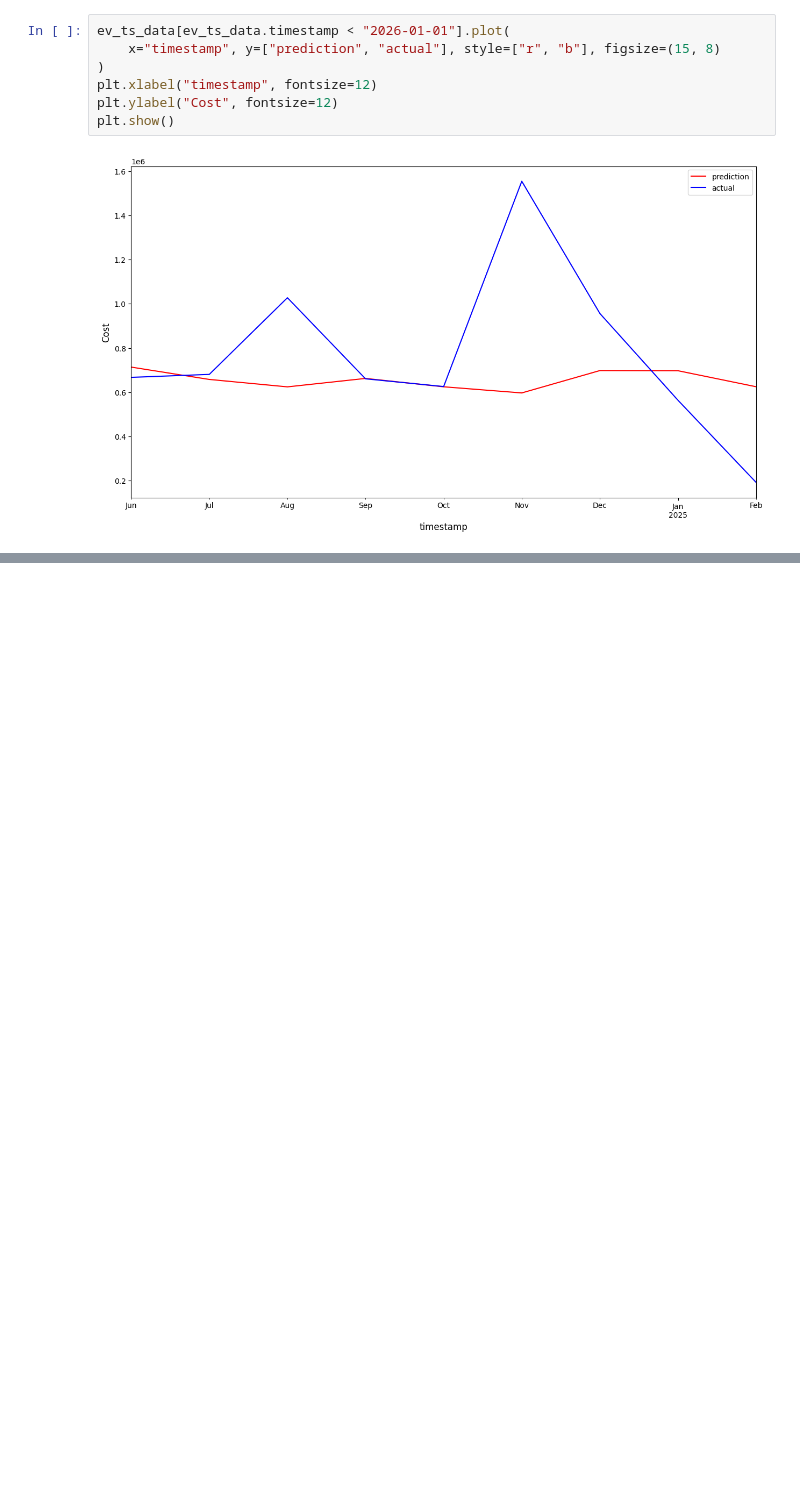
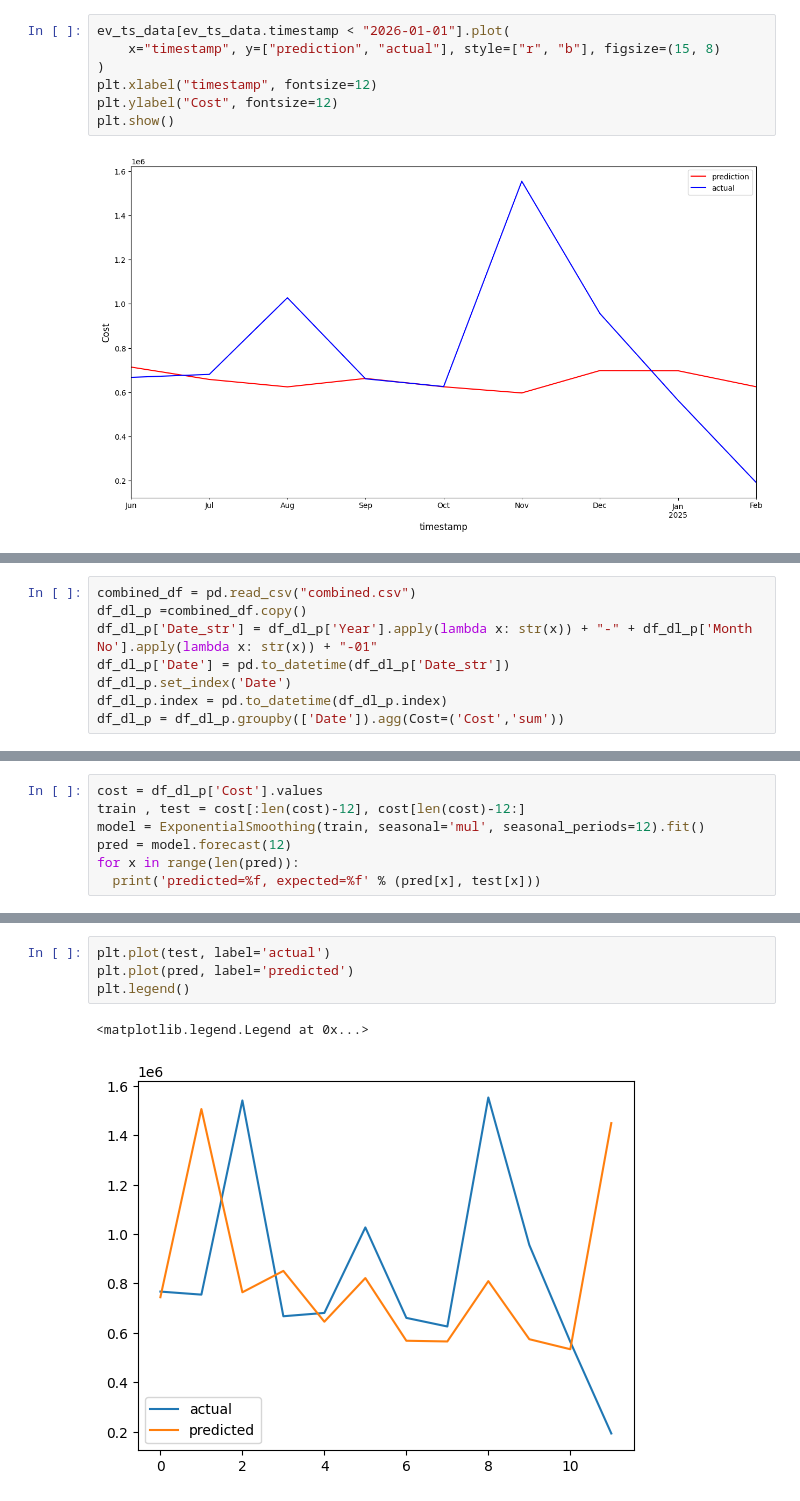
Before and after one commit to jorgeerodriguez/FinOps_AWS, a Jupyter notebook: TimeSeries_ML.ipynb, the cells around one changed output, grey strips where cells are left out. Saved outputs shown, nothing was run; the diff lists cells and outputs as text; blank space fills up the shorter version.

```diff
--- a/TimeSeries_ML.ipynb
+++ b/TimeSeries_ML.ipynb
@@ -386,0 +396,8 @@ plt.show()
+# %%
+combined_df = pd.read_csv("combined.csv")
+df_dl_p =combined_df.copy()
+df_dl_p['Date_str'] = df_dl_p['Year'].apply(lambda x: str(x)) + "-" + df_dl_p['Month No'].apply(lambda x: str(x)) + "-01"
+df_dl_p['Date'] = pd.to_datetime(df_dl_p['Date_str'])
+df_dl_p.set_index('Date')
+df_dl_p.index = pd.to_datetime(df_dl_p.index)
+df_dl_p = df_dl_p.groupby(['Date']).agg(Cost=('Cost','sum'))
@@ -386,0 +421,7 @@ plt.show()
+# %%
+cost = df_dl_p['Cost'].values
+train , test = cost[:len(cost)-12], cost[len(cost)-12:]
+model = ExponentialSmoothing(train, seasonal='mul', seasonal_periods=12).fit()
+pred = model.forecast(12)
+for x in range(len(pred)):
+  print('predicted=%f, expected=%f' % (pred[x], test[x]))
@@ -386,0 +441,7 @@ plt.show()
+# %%
+plt.plot(test, label='actual')
+plt.plot(pred, label='predicted')
+plt.legend()
+# %% [output]
+<matplotlib.legend.Legend at 0x...>
+[figure, added]
```
Also changed, not shown: parts of 4 cells of this notebook.
